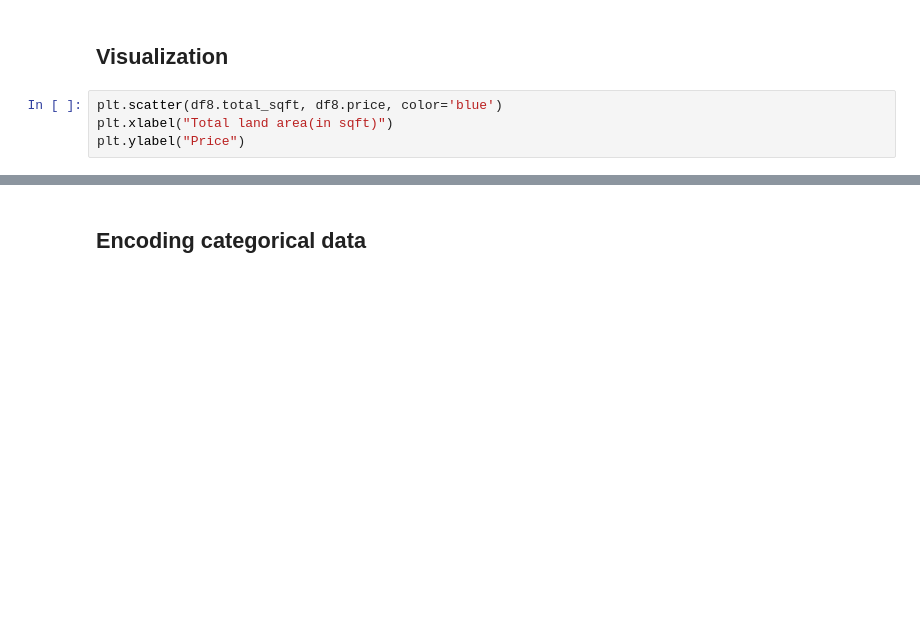
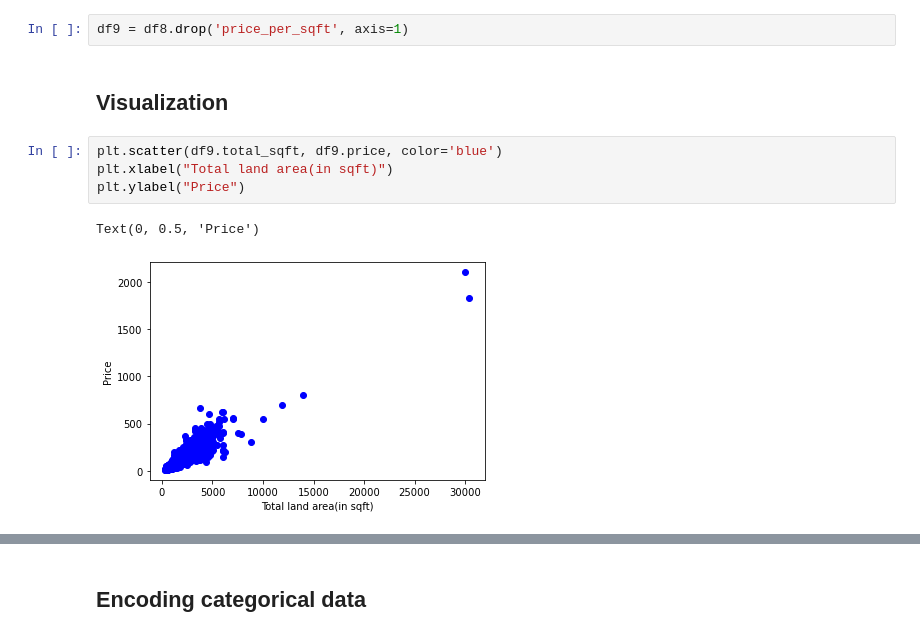
Before and after one commit to imageadhikari/Housing-Price-Predictor, a Jupyter notebook: predictor.ipynb, the cells around one changed output, grey strips where cells are left out. Drawn from its saved outputs; the diff is of its cells as text; blank space fills up the shorter version.

```diff
--- a/predictor.ipynb
+++ b/predictor.ipynb
@@ -720,7 +456,12 @@ array(['Alandi Road', 'Ambegaon Budruk', 'Anandnagar', 'Aundh',
+# %%
+df9 = df8.drop('price_per_sqft', axis=1)
 # %% [markdown]
 ## Visualization
 # %%
-plt.scatter(df8.total_sqft, df8.price, color='blue')
+plt.scatter(df9.total_sqft, df9.price, color='blue')
 plt.xlabel("Total land area(in sqft)")
 plt.ylabel("Price")
+# %% [output]
+Text(0, 0.5, 'Price')
+[figure, added]
 # %%
```
Also changed, not shown: parts of 63 cells of this notebook, 3 other files.
